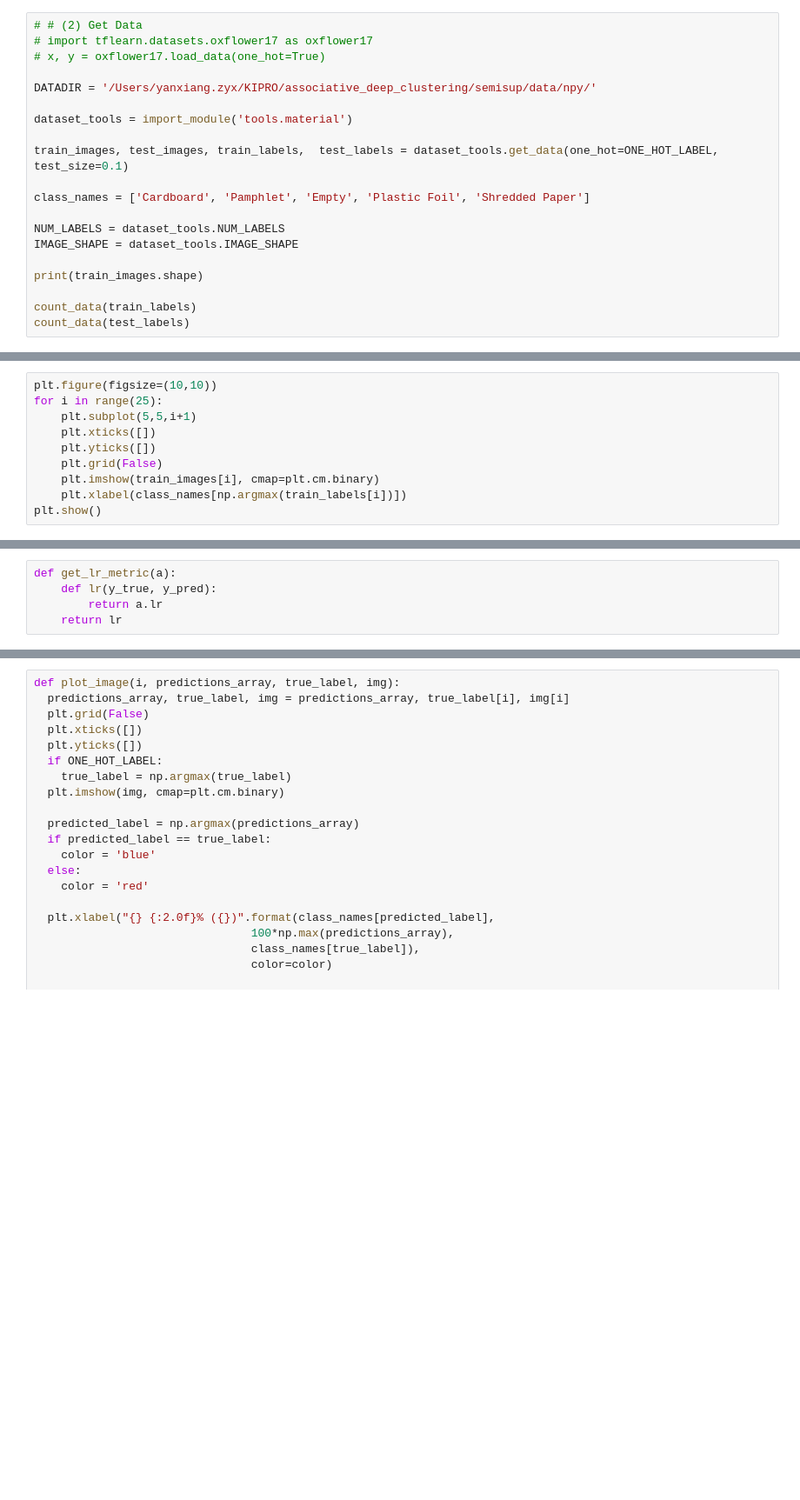
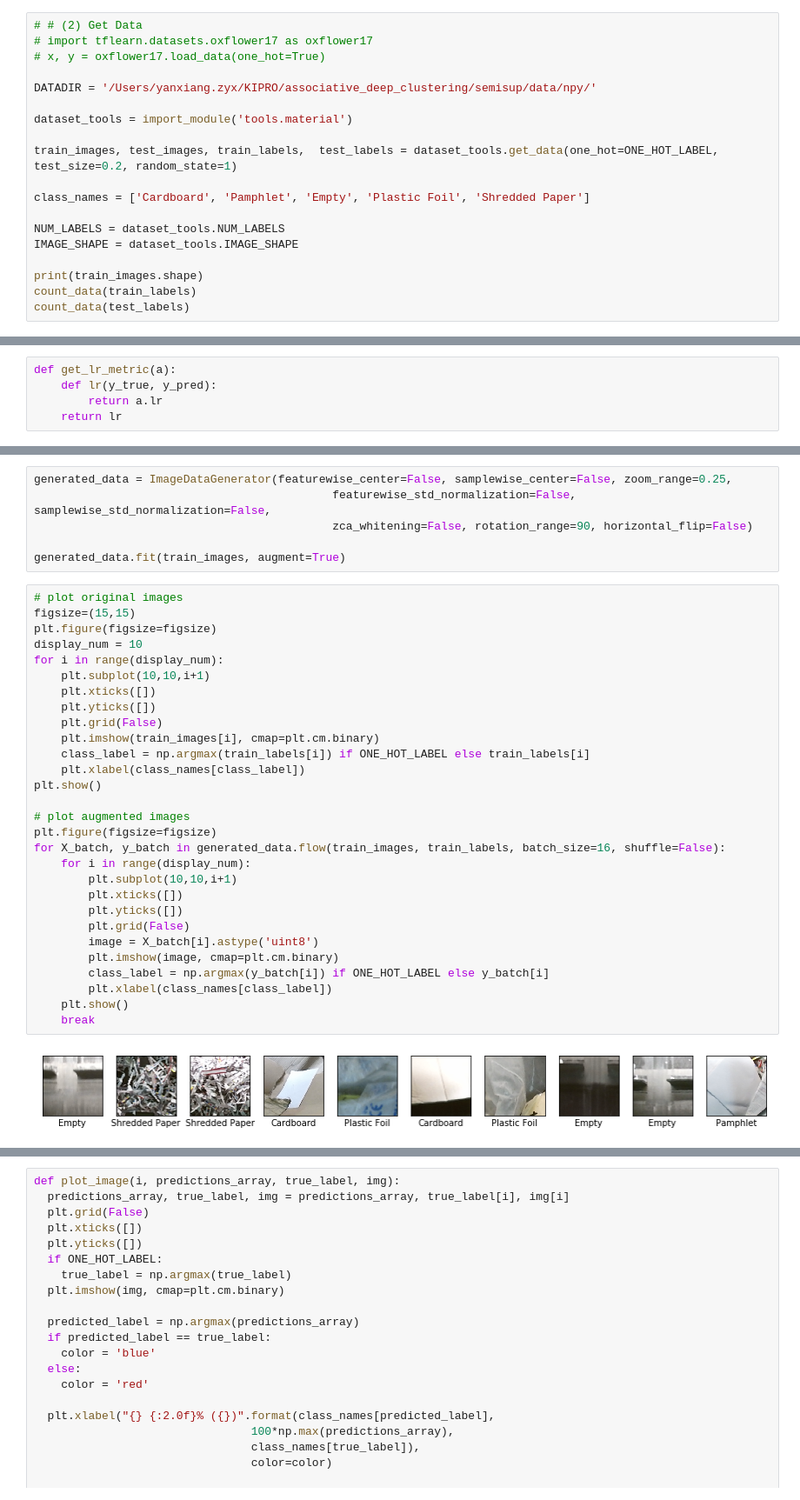
Before and after one commit to yxzhan/associative_deep_clustering, a Jupyter notebook: semisup/Keras_Alexnet.ipynb, the cells around one changed output, grey strips where cells are left out. Shown: that part at 87% size. Drawn from its saved outputs; the diff is of its cells as text; blank space fills up the shorter version.

Commit message:
add augmentation

```diff
--- a/semisup/Keras_Alexnet.ipynb
+++ b/semisup/Keras_Alexnet.ipynb
@@ -27,7 +26,7 @@ DATADIR = '/Users/yanxiang.zyx/KIPRO/associative_deep_clustering/semisup/data/np
 
 dataset_tools = import_module('tools.material')
 
-train_images, test_images, train_labels,  test_labels = dataset_tools.get_data(one_hot=ONE_HOT_LABEL, test_size=0.1)
+train_images, test_images, train_labels,  test_labels = dataset_tools.get_data(one_hot=ONE_HOT_LABEL, test_size=0.2, random_state=1)
 
 class_names = ['Cardboard', 'Pamphlet', 'Empty', 'Plastic Foil', 'Shredded Paper']
 
@@ -35,7 +34,6 @@ NUM_LABELS = dataset_tools.NUM_LABELS
 IMAGE_SHAPE = dataset_tools.IMAGE_SHAPE
 
 print(train_images.shape)
-
 count_data(train_labels)
 count_data(test_labels)
 # %% [output]
@@ -45,10 +42,0 @@ count_data(test_labels)
-# %%
-plt.figure(figsize=(10,10))
-for i in range(25):
-    plt.subplot(5,5,i+1)
-    plt.xticks([])
-    plt.yticks([])
-    plt.grid(False)
-    plt.imshow(train_images[i], cmap=plt.cm.binary)
-    plt.xlabel(class_names[np.argmax(train_labels[i])])
-plt.show()
@@ -156,2 +141,39 @@ model.compile(loss=loss_func, optimizer=adam, metrics=['accuracy'])
 each_epoch = 10
 total_epochs = 0
+# %%
+generated_data = ImageDataGenerator(featurewise_center=False, samplewise_center=False, zoom_range=0.25,
+                                            featurewise_std_normalization=False, samplewise_std_normalization=False,
+                                            zca_whitening=False, rotation_range=90, horizontal_flip=False)
+
+generated_data.fit(train_images, augment=True)
+# %%
+# plot original images
+figsize=(15,15)
+plt.figure(figsize=figsize)
+display_num = 10
+for i in range(display_num):
+    plt.subplot(10,10,i+1)
+    plt.xticks([])
+    plt.yticks([])
+    plt.grid(False)
+    plt.imshow(train_images[i], cmap=plt.cm.binary)
+    class_label = np.argmax(train_labels[i]) if ONE_HOT_LABEL else train_labels[i]
+    plt.xlabel(class_names[class_label])
+plt.show()
+
+# plot augmented images
+plt.figure(figsize=figsize)
+for X_batch, y_batch in generated_data.flow(train_images, train_labels, batch_size=16, shuffle=False):
+    for i in range(display_num):
+        plt.subplot(10,10,i+1)
+        plt.xticks([])
+        plt.yticks([])
+        plt.grid(False)
+        image = X_batch[i].astype('uint8')
+        plt.imshow(image, cmap=plt.cm.binary)
+        class_label = np.argmax(y_batch[i]) if ONE_HOT_LABEL else y_batch[i]
+        plt.xlabel(class_names[class_label])
+    plt.show()
+    break
+# %% [output]
+[figure, added]
```
Also changed, not shown: parts of 11 cells of this notebook.
